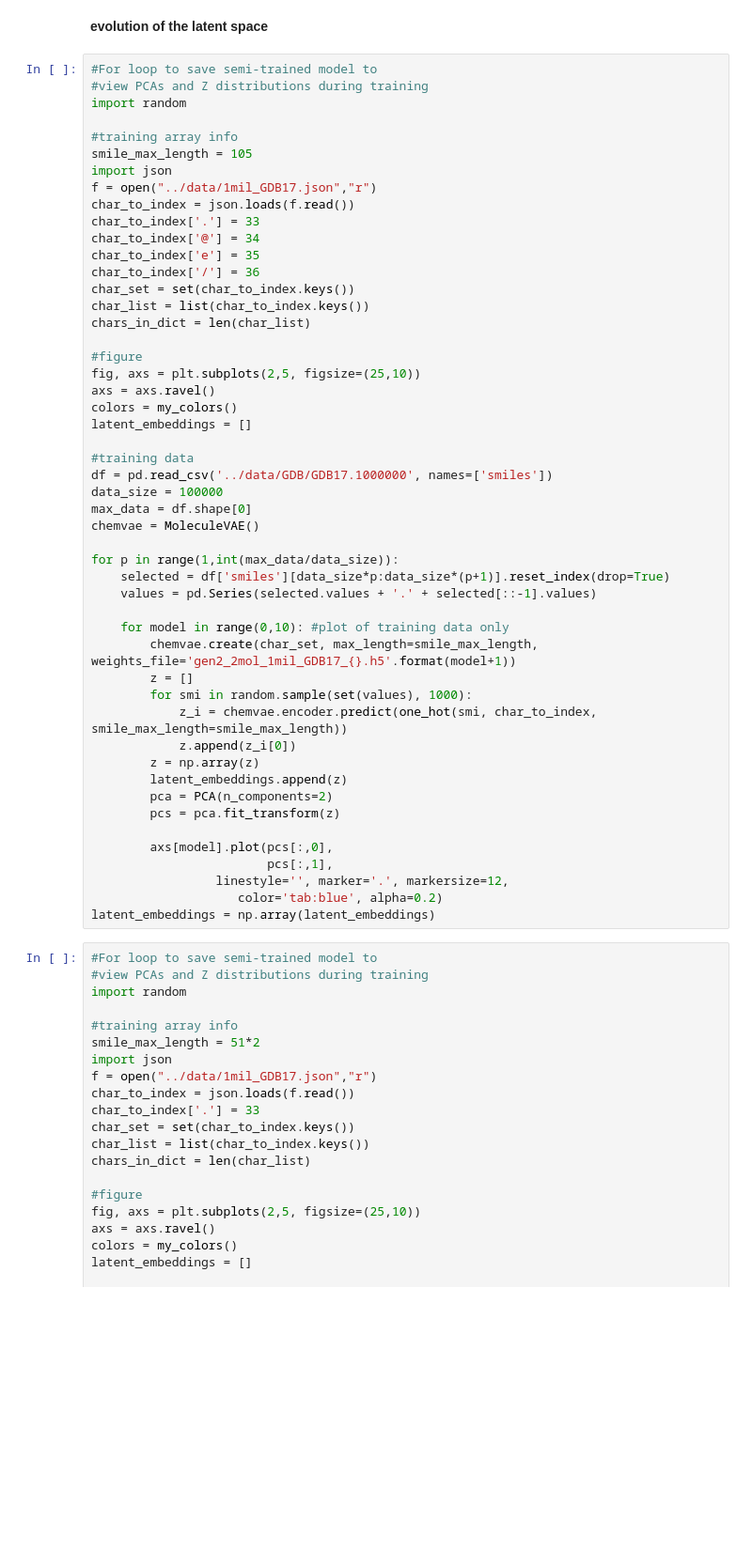
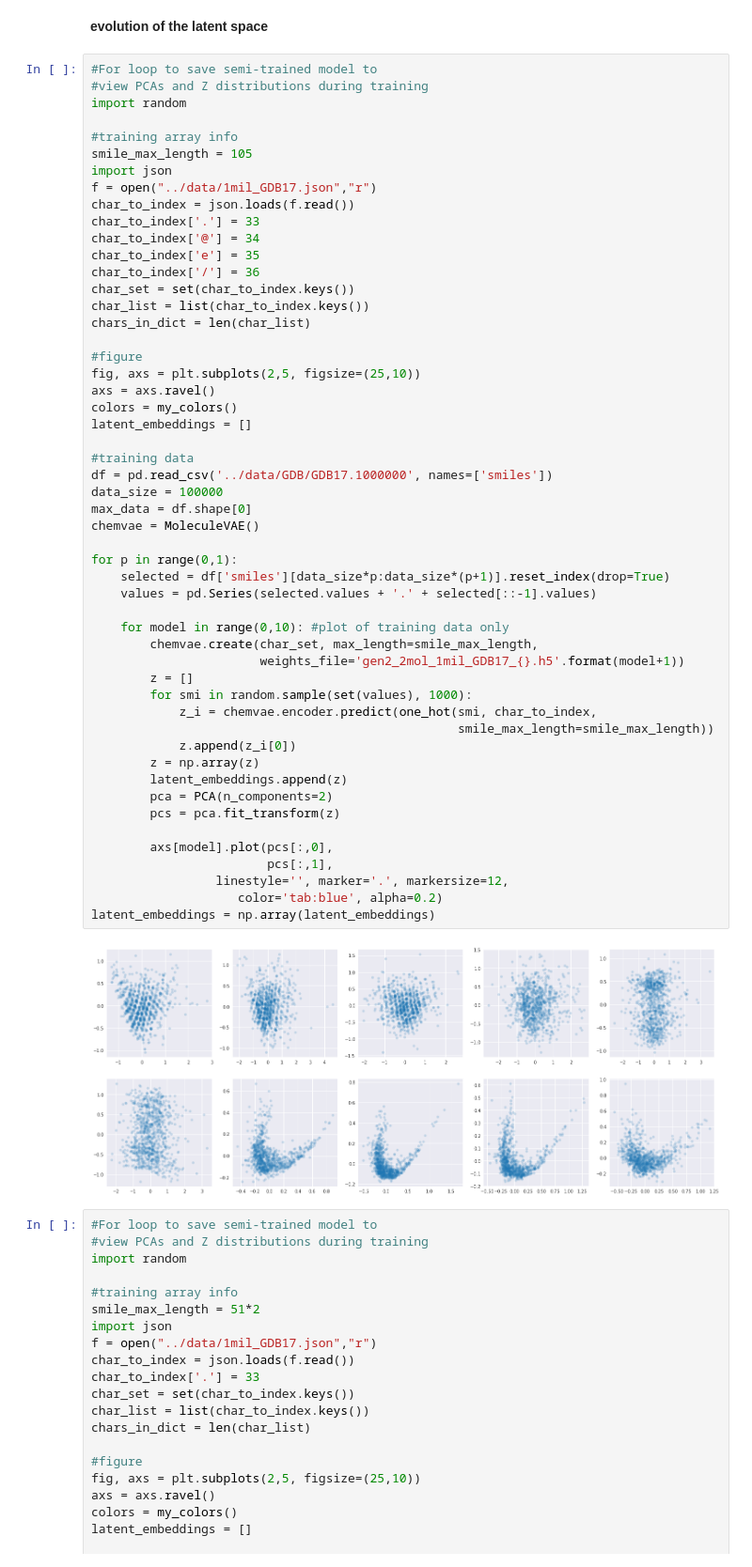
Before and after one commit to cmashraf/generative_learners_salts, a Jupyter notebook: notebooks/5_compare_vae.ipynb, the cells around one changed output. Shown at 94% size. Saved outputs shown, nothing was run; the diff lists cells and outputs as text; blank space fills up the shorter version.

```diff
--- a/notebooks/5_compare_vae.ipynb
+++ b/notebooks/5_compare_vae.ipynb
@@ -214,36 +214,40 @@ chars_in_dict = len(char_list)
 
 #figure
 fig, axs = plt.subplots(2,5, figsize=(25,10))
 axs = axs.ravel()
 colors = my_colors()
 latent_embeddings = []
 
 #training data
 df = pd.read_csv('../data/GDB/GDB17.1000000', names=['smiles'])
 data_size = 100000
 max_data = df.shape[0]
 chemvae = MoleculeVAE()
 
-for p in range(1,int(max_data/data_size)):
+for p in range(0,1):
     selected = df['smiles'][data_size*p:data_size*(p+1)].reset_index(drop=True)
     values = pd.Series(selected.values + '.' + selected[::-1].values)
 
     for model in range(0,10): #plot of training data only
-        chemvae.create(char_set, max_length=smile_max_length, weights_file='gen2_2mol_1mil_GDB17_{}.h5'.format(model+1))
+        chemvae.create(char_set, max_length=smile_max_length,
+                       weights_file='gen2_2mol_1mil_GDB17_{}.h5'.format(model+1))
         z = []
         for smi in random.sample(set(values), 1000):
-            z_i = chemvae.encoder.predict(one_hot(smi, char_to_index, smile_max_length=smile_max_length))
+            z_i = chemvae.encoder.predict(one_hot(smi, char_to_index,
+                                                  smile_max_length=smile_max_length))
             z.append(z_i[0])
         z = np.array(z)
         latent_embeddings.append(z)
         pca = PCA(n_components=2)
         pcs = pca.fit_transform(z)
 
         axs[model].plot(pcs[:,0],
                         pcs[:,1],
                  linestyle='', marker='.', markersize=12,
                     color='tab:blue', alpha=0.2)
 latent_embeddings = np.array(latent_embeddings)
+# %% [output]
+[figure, added]
 # %%
 #For loop to save semi-trained model to
 #view PCAs and Z distributions during training
```
Also changed, not shown: parts of 1 cell of this notebook, 2 other files.
